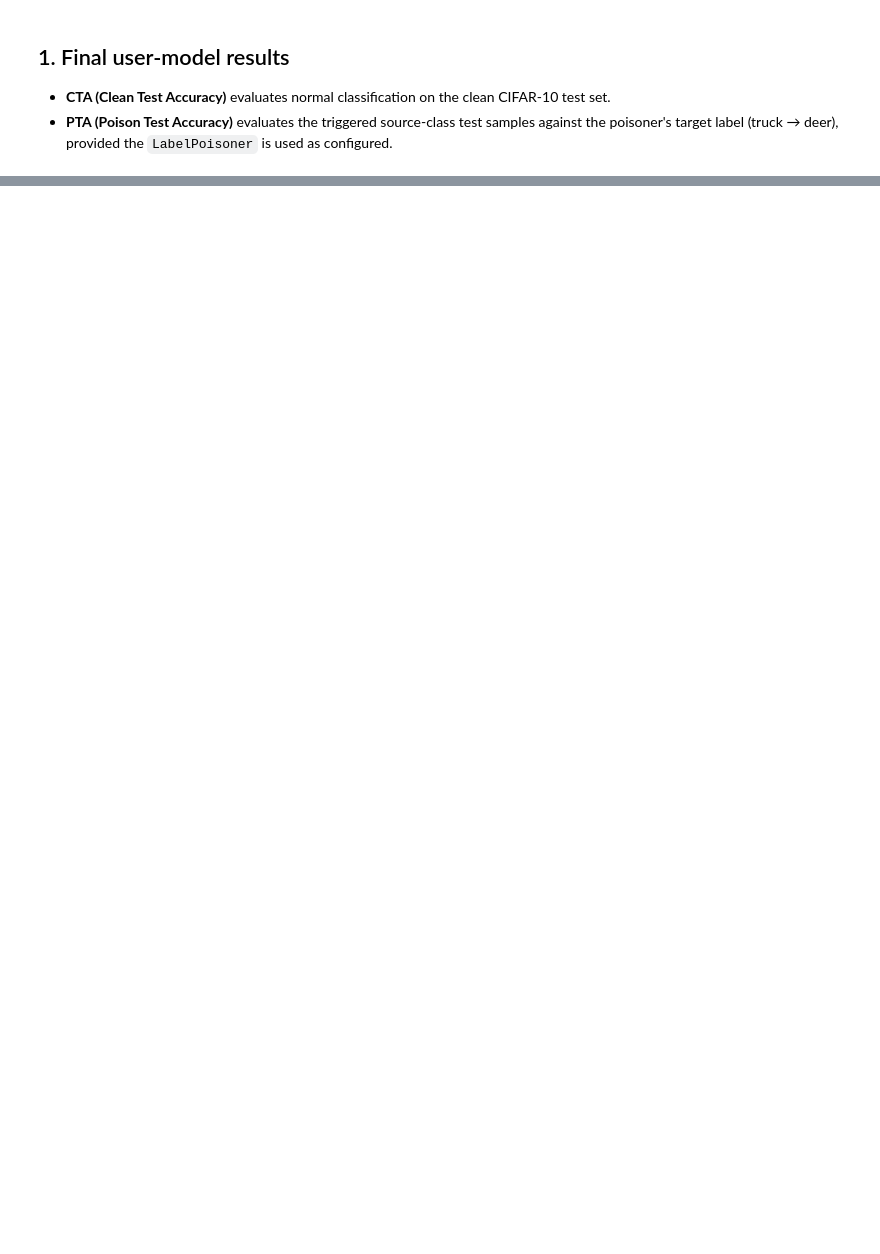
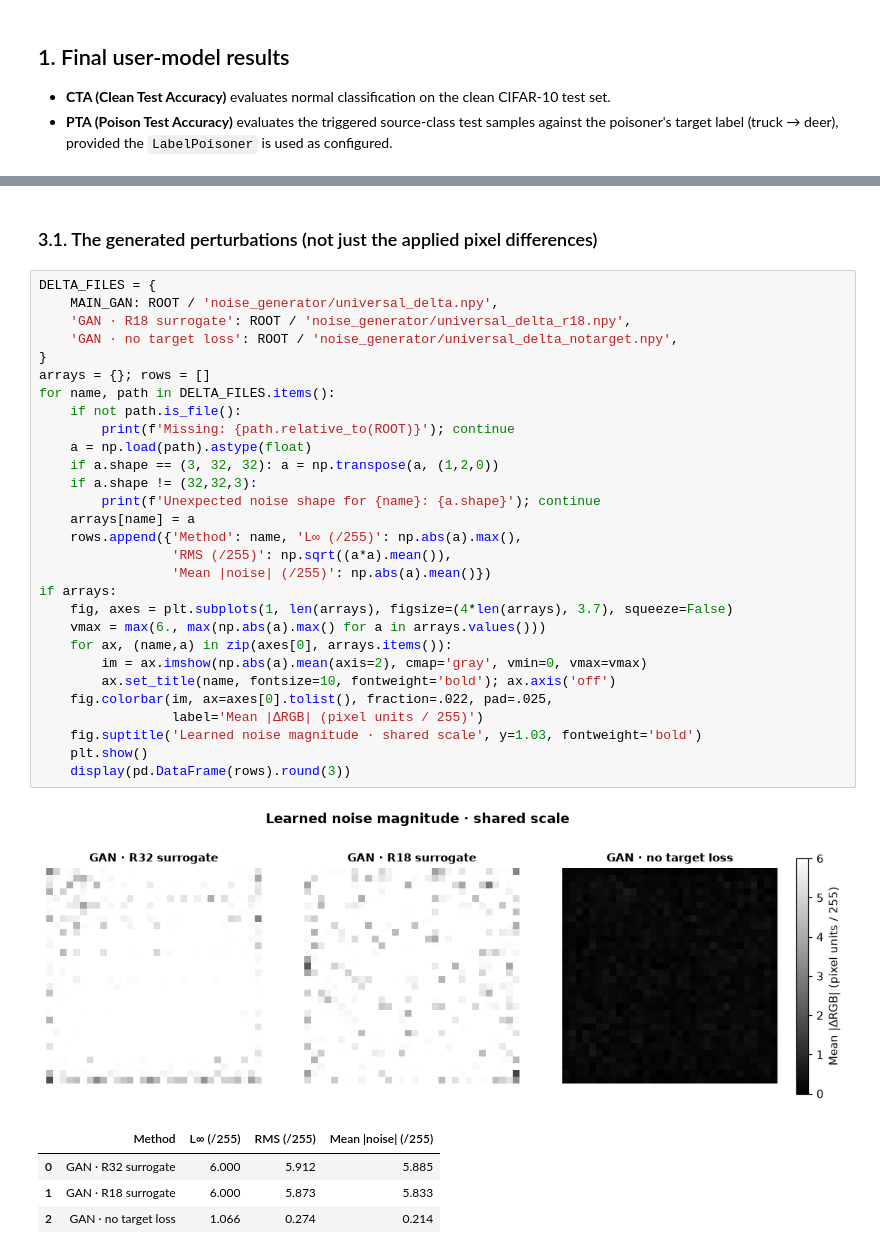
Before and after one commit to nadinehc/FLIP, a Jupyter notebook: compare_triggers.ipynb, the cells around one changed output, grey strips where cells are left out. Saved outputs shown, nothing was run; the diff lists cells and outputs as text; blank space fills up the shorter version.

```diff
--- a/compare_triggers.ipynb
+++ b/compare_triggers.ipynb
@@ -381,0 +210,37 @@ Images flipped by both methods: 543 / 1500
+# %% [markdown]
+### 3.1. The generated perturbations (not just the applied pixel differences)
+# %%
+DELTA_FILES = {
+    MAIN_GAN: ROOT / 'noise_generator/universal_delta.npy',
+    'GAN · R18 surrogate': ROOT / 'noise_generator/universal_delta_r18.npy',
+    'GAN · no target loss': ROOT / 'noise_generator/universal_delta_notarget.npy',
+}
+arrays = {}; rows = []
+for name, path in DELTA_FILES.items():
+    if not path.is_file():
+        print(f'Missing: {path.relative_to(ROOT)}'); continue
+    a = np.load(path).astype(float)
+    if a.shape == (3, 32, 32): a = np.transpose(a, (1,2,0))
+    if a.shape != (32,32,3):
+        print(f'Unexpected noise shape for {name}: {a.shape}'); continue
+    arrays[name] = a
+    rows.append({'Method': name, 'L∞ (/255)': np.abs(a).max(),
+                 'RMS (/255)': np.sqrt((a*a).mean()),
+                 'Mean |noise| (/255)': np.abs(a).mean()})
+if arrays:
+    fig, axes = plt.subplots(1, len(arrays), figsize=(4*len(arrays), 3.7), squeeze=False)
+    vmax = max(6., max(np.abs(a).max() for a in arrays.values()))
+    for ax, (name,a) in zip(axes[0], arrays.items()):
+        im = ax.imshow(np.abs(a).mean(axis=2), cmap='gray', vmin=0, vmax=vmax)
+        ax.set_title(name, fontsize=10, fontweight='bold'); ax.axis('off')
+    fig.colorbar(im, ax=axes[0].tolist(), fraction=.022, pad=.025,
+                 label='Mean |ΔRGB| (pixel units / 255)')
+    fig.suptitle('Learned noise magnitude · shared scale', y=1.03, fontweight='bold')
+    plt.show()
+    display(pd.DataFrame(rows).round(3))
+# %% [output]
+[figure, added]
+|  | Method | L∞ (/255) | RMS (/255) | Mean |noise| (/255) |
+| 0 | GAN · R32 surrogate | 6.000 | 5.912 | 5.885 |
+| 1 | GAN · R18 surrogate | 6.000 | 5.873 | 5.833 |
+| 2 | GAN · no target loss | 1.066 | 0.274 | 0.214 |
```
Also changed, not shown: parts of 38 cells of this notebook.
